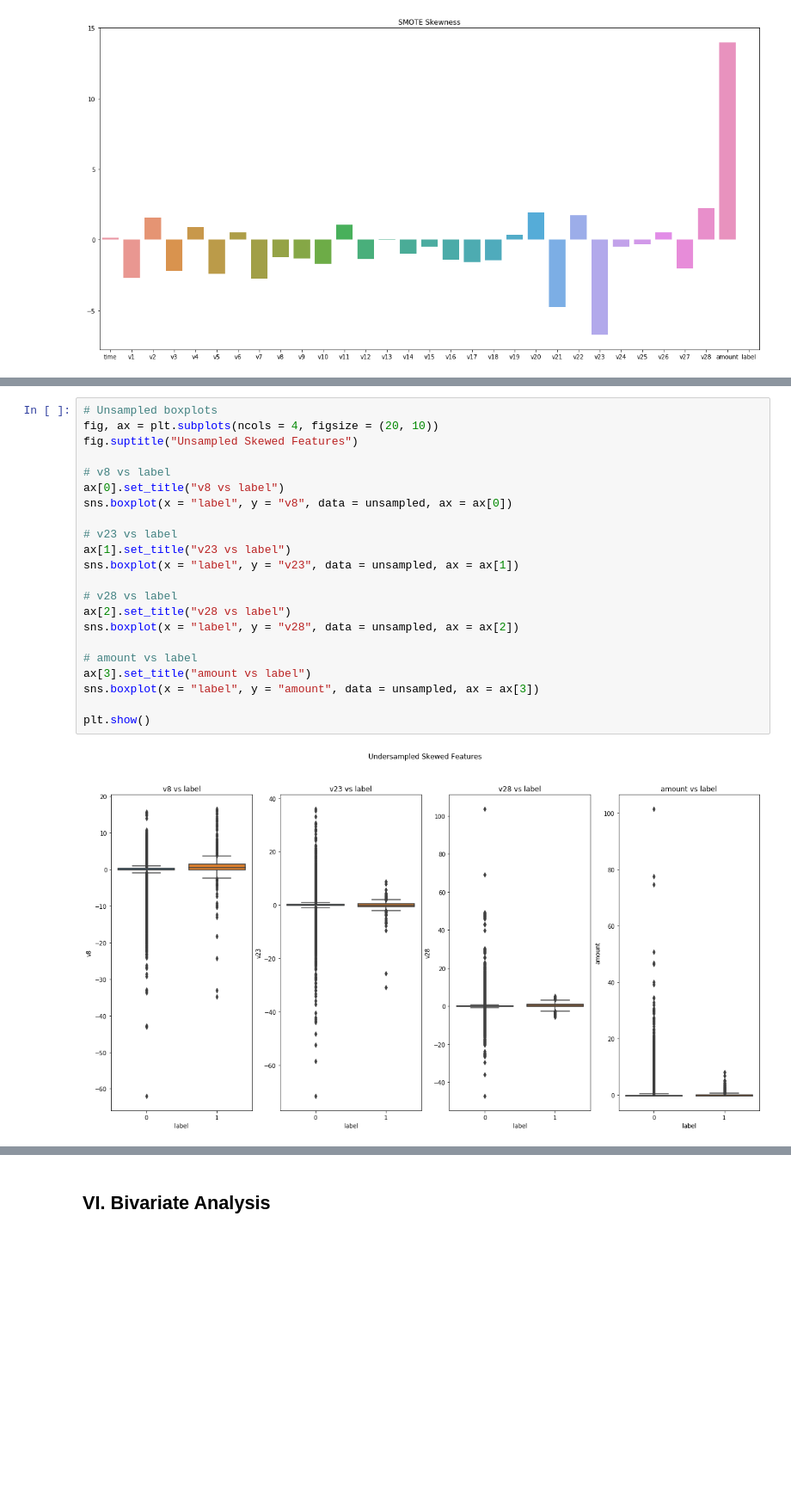
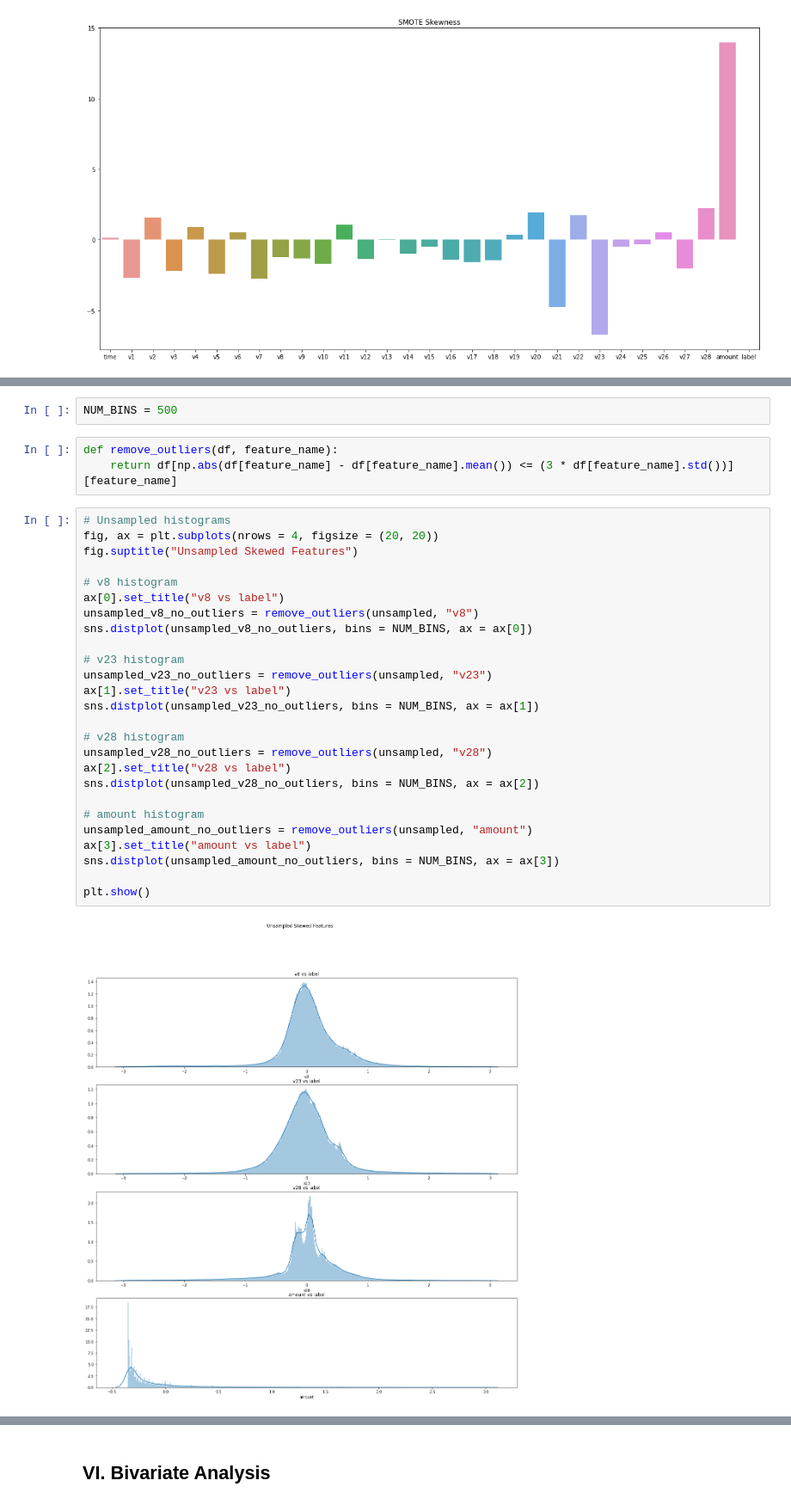
Before and after one commit to tobyzl2/Credit-Card-Fraud-Classification, a Jupyter notebook: notebooks/eda.ipynb, the cells around one changed output, grey strips where cells are left out. Shown at 86% size. Saved outputs shown, nothing was run; the diff lists cells and outputs as text; blank space fills up the shorter version.

Commit message:
Added visualizations and saved final models

```diff
--- a/notebooks/eda.ipynb
+++ b/notebooks/eda.ipynb
@@ -97,25 +97,34 @@ for name, data in train_datasets_dict.items():
+# %%
+NUM_BINS = 500
+# %%
+def remove_outliers(df, feature_name):
+    return df[np.abs(df[feature_name] - df[feature_name].mean()) <= (3 * df[feature_name].std())][feature_name]
 # %%
-# Unsampled boxplots
-fig, ax = plt.subplots(ncols = 4, figsize = (20, 10))
+# Unsampled histograms
+fig, ax = plt.subplots(nrows = 4, figsize = (20, 20))
 fig.suptitle("Unsampled Skewed Features")
 
-# v8 vs label
+# v8 histogram
 ax[0].set_title("v8 vs label")
-sns.boxplot(x = "label", y = "v8", data = unsampled, ax = ax[0])
+unsampled_v8_no_outliers = remove_outliers(unsampled, "v8")
+sns.distplot(unsampled_v8_no_outliers, bins = NUM_BINS, ax = ax[0])
 
-# v23 vs label
+# v23 histogram
+unsampled_v23_no_outliers = remove_outliers(unsampled, "v23")
 ax[1].set_title("v23 vs label")
-sns.boxplot(x = "label", y = "v23", data = unsampled, ax = ax[1])
+sns.distplot(unsampled_v23_no_outliers, bins = NUM_BINS, ax = ax[1])
 
-# v28 vs label
+# v28 histogram
+unsampled_v28_no_outliers = remove_outliers(unsampled, "v28")
 ax[2].set_title("v28 vs label")
-sns.boxplot(x = "label", y = "v28", data = unsampled, ax = ax[2])
+sns.distplot(unsampled_v28_no_outliers, bins = NUM_BINS, ax = ax[2])
 
-# amount vs label
+# amount histogram
+unsampled_amount_no_outliers = remove_outliers(unsampled, "amount")
 ax[3].set_title("amount vs label")
-sns.boxplot(x = "label", y = "amount", data = unsampled, ax = ax[3])
+sns.distplot(unsampled_amount_no_outliers, bins = NUM_BINS, ax = ax[3])
 
 plt.show()
 # %% [output]
-[figure, old version]
+[figure, new version]
 # %%
```
Also changed, not shown: parts of 13 cells of this notebook, 7 other files.
